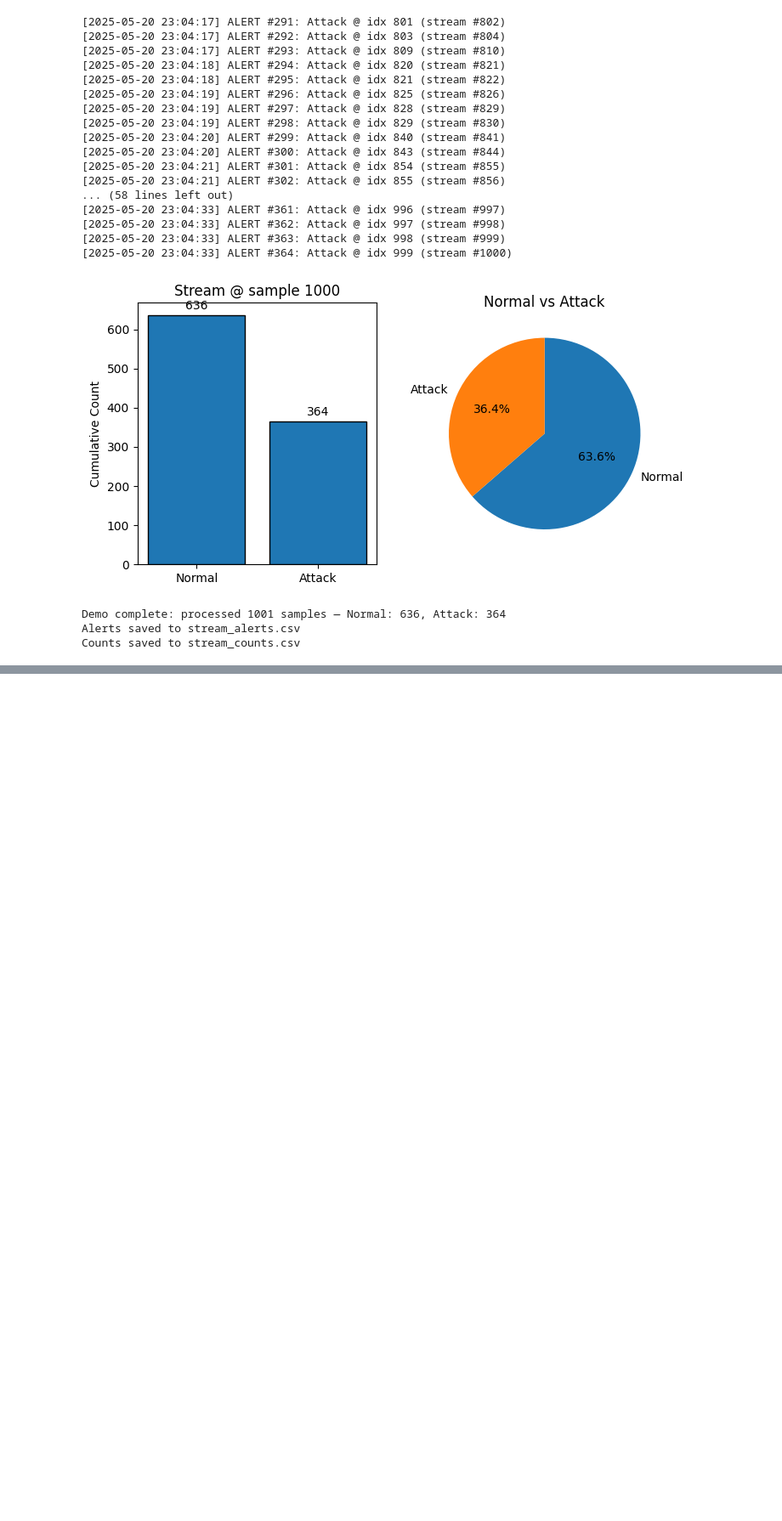
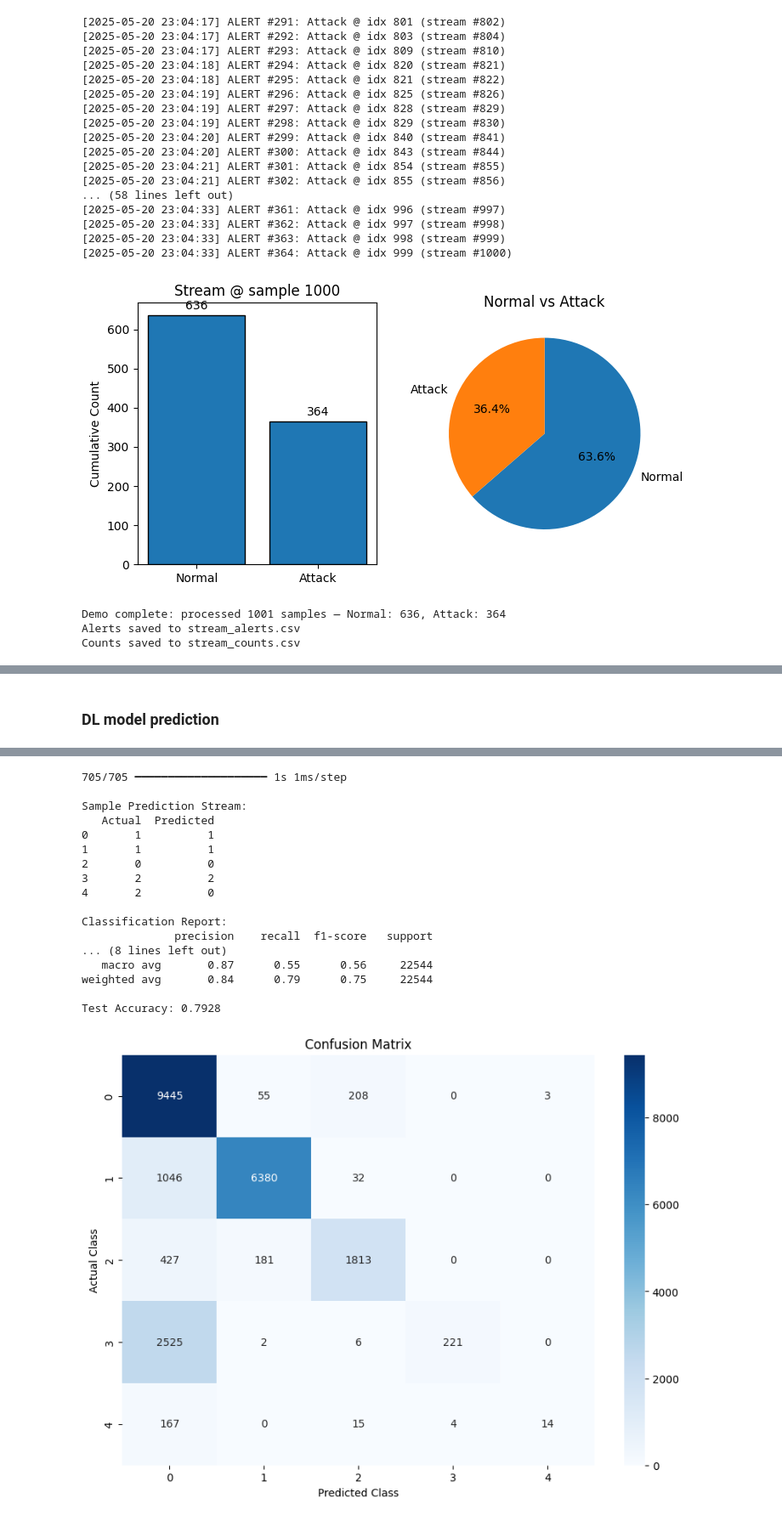
Before and after one commit to ksahil22/smart-intrusion-detection-system, a Jupyter notebook: AI_IDS.ipynb, the cells around one changed output, grey strips where cells are left out. Shown at 85% size. Drawn from its saved outputs; the diff is of its cells as text; code cells hidden in the pictures; blank space fills up the shorter version.

Commit message:
Added DL model and it's prediction.

```diff
--- a/AI_IDS.ipynb
+++ b/AI_IDS.ipynb
@@ -6,8 +8,8 @@ import numpy as np
 from sklearn.preprocessing import LabelEncoder, StandardScaler
 from sklearn.model_selection import train_test_split
 
-TRAIN_PATH = 'datasets/KDDTrain+.txt'
-TEST_PATH  = 'datasets/KDDTest+.txt'
+TRAIN_PATH = '/content/KDDTrain+.txt'
+TEST_PATH  = '/content/KDDTest+.txt'
 
 
 raw_train = pd.read_csv(TRAIN_PATH, header=None)
@@ -82,6 +84,7 @@ df_test  = raw_test.copy().reset_index(drop=True)
 print("After sampling, train shape:", df_train.shape, "; test shape:", df_test.shape)
 
 
+X_test_raw = df_test.copy()
 
 #One‑Hot Encode Categorical Features
 
@@ -206,13 +211,13 @@ from sklearn.metrics import accuracy_score, precision_score, recall_score, f1_sc
 
 models = {
     'RandomForest': RandomForestClassifier(
-        n_estimators=100, max_depth=10, n_jobs=-1, random_state=42, class_weight='balanced'
+        n_estimators=100, max_depth=10, n_jobs=-1, random_state=42
     ),
     'XGBoost': XGBClassifier(
-        n_estimators=100, max_depth=6, use_label_encoder=False, eval_metric='logloss', n_jobs=-1, random_state=42, class_weight='balanced'
+        n_estimators=100, max_depth=6, use_label_encoder=False, eval_metric='logloss', n_jobs=-1, random_state=42
     ),
     'LightGBM': LGBMClassifier(
-        n_estimators=100, max_depth=10, n_jobs=-1, random_state=42, class_weight='balanced'
+        n_estimators=100, max_depth=10, n_jobs=-1, random_state=42
     )
 }
 
@@ -508,0 +640,51 @@ Counts saved to stream_counts.csv
+# %% [markdown]
+### **DL model prediction**
+# %%
+import numpy as np
+import pandas as pd
+import matplotlib.pyplot as plt
+import seaborn as sns
+from tensorflow.keras.models import load_model
+from sklearn.metrics import classification_report, confusion_matrix, accuracy_score
+
+# Load the saved model
+model = load_model('/content/final_kdd_dl_model.h5')
+
+# Predict on test data
+y_pred_probs = model.predict(X_test)
+y_pred = np.argmax(y_pred_probs, axis=1)
+
+# Create Prediction Stream (DataFrame)
+prediction_stream = pd.DataFrame({
+    'Actual': y_test,
+    'Predicted': y_pred
+})
+print("\nSample Prediction Stream:")
+print(prediction_stream.head())
+
+# Evaluation Metrics
+print("\nClassification Report:")
+print(classification_report(y_test, y_pred))
+
+accuracy = accuracy_score(y_test, y_pred)
+print(f"Test Accuracy: {accuracy:.4f}")
+
+# Confusion Matrix
+conf_mat = confusion_matrix(y_test, y_pred)
+plt.figure(figsize=(10, 7))
+sns.heatmap(conf_mat, annot=True, fmt='d', cmap='Blues')
+plt.title('Confusion Matrix')
+plt.xlabel('Predicted Class')
+plt.ylabel('Actual Class')
+plt.show()
+
+# Optional: Scatter Plot of Prediction Stream
+plt.figure(figsize=(12, 5))
+plt.scatter(range(len(y_test)), y_test, label='Actual', alpha=0.6, s=10)
+plt.scatter(range(len(y_pred)), y_pred, label='Predicted', alpha=0.6, s=10)
+plt.legend()
+plt.title("Actual vs Predicted Labels (Scatter Plot)")
+plt.xlabel("Sample Index")
+plt.ylabel("Class")
+plt.show()
+# %% [output]
@@ -508,0 +692,18 @@ Counts saved to stream_counts.csv
+705/705 ━━━━━━━━━━━━━━━━━━━━ 1s 1ms/step
+
+Sample Prediction Stream:
+   Actual  Predicted
+0       1          1
+1       1          1
+2       0          0
+3       2          2
+4       2          0
+
+Classification Report:
+              precision    recall  f1-score   support
+... (8 lines left out)
+   macro avg       0.87      0.55      0.56     22544
+weighted avg       0.84      0.79      0.75     22544
+
+Test Accuracy: 0.7928
+[figure, added]
```
Also changed, not shown: parts of 10 cells of this notebook.
